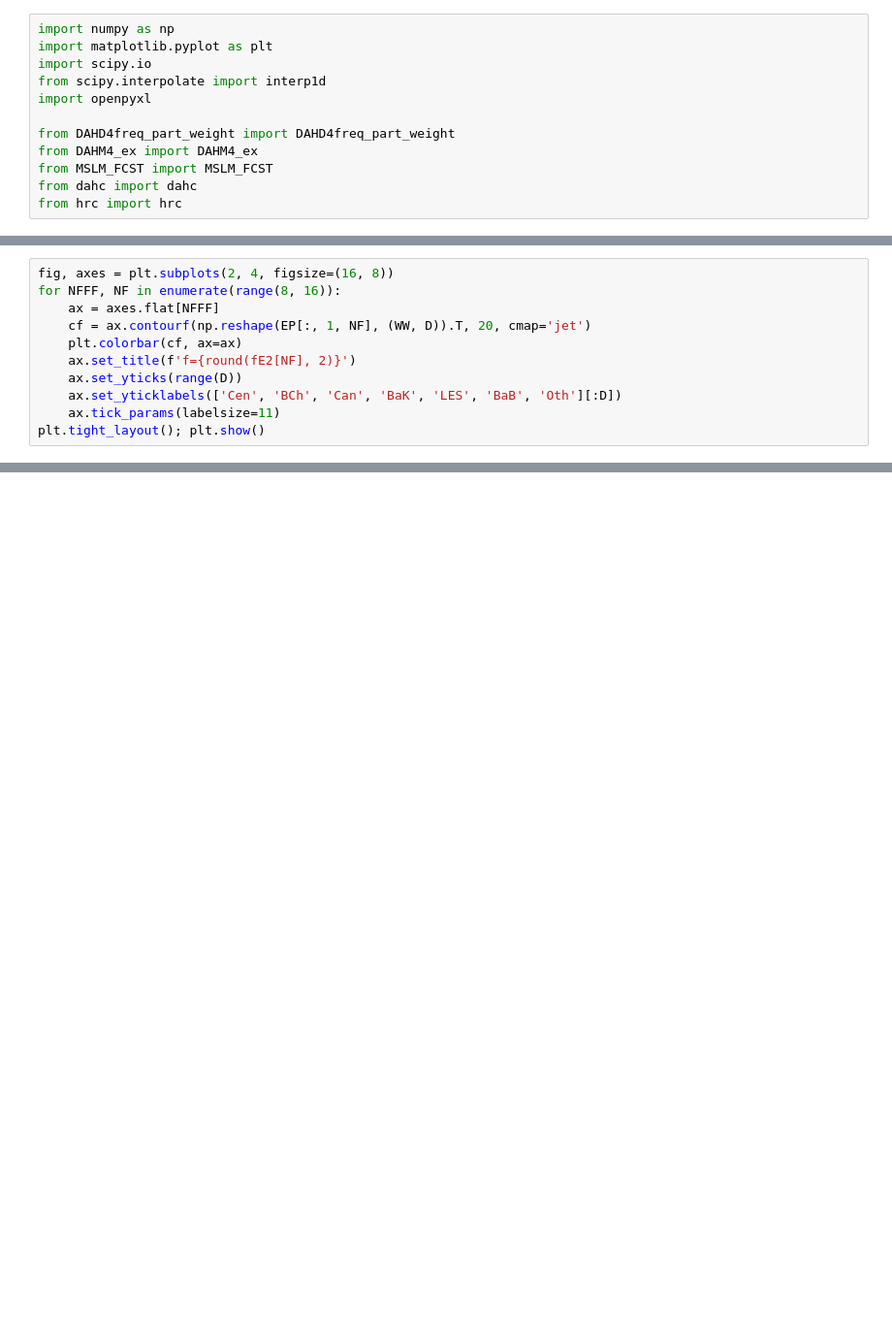
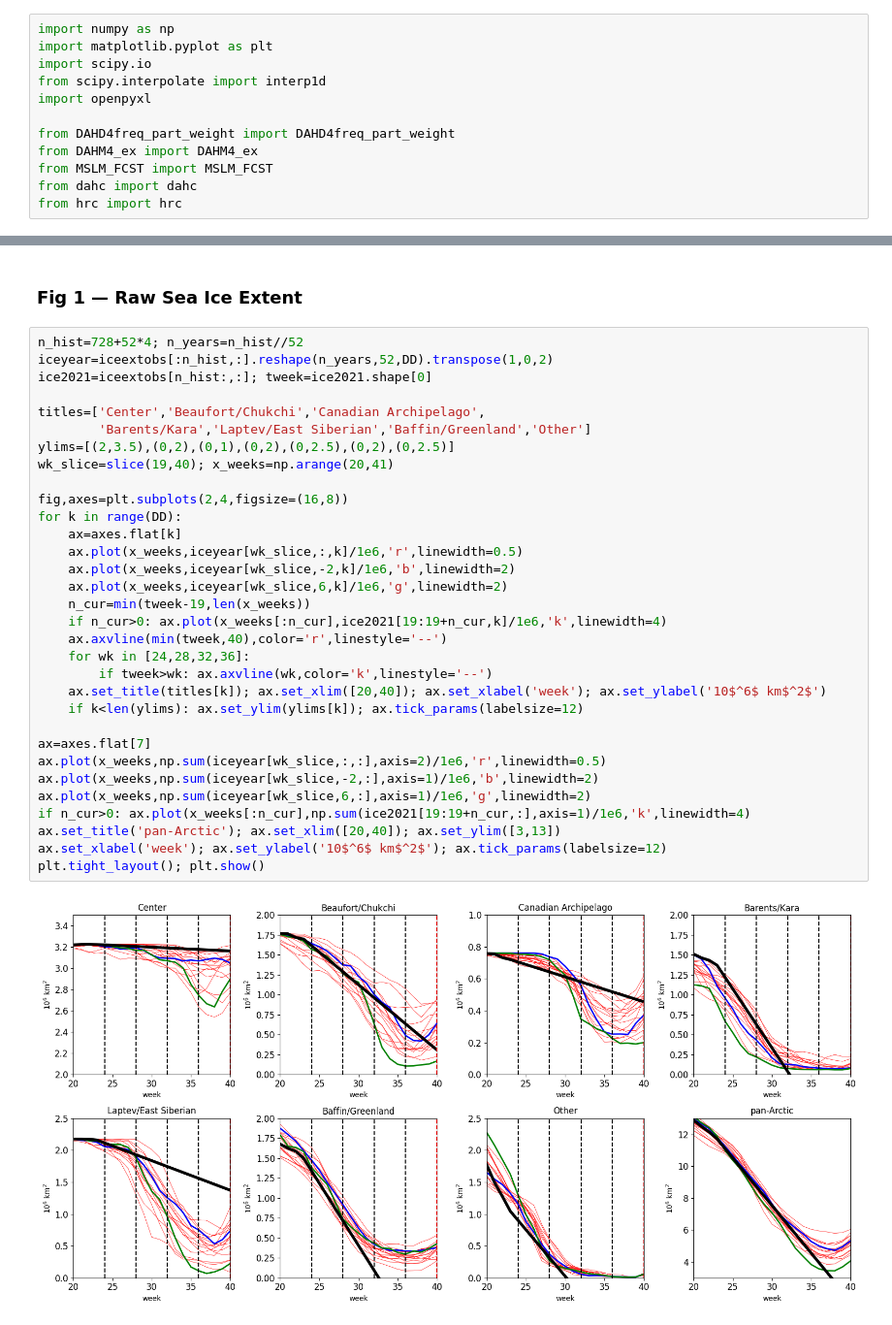
Before and after one commit to euvrain/DAHD4, a Jupyter notebook: runMSLM_ice.ipynb, the cells around one changed output, grey strips where cells are left out. Shown at 97% size. Drawn from its saved outputs; the diff is of its cells as text; blank space fills up the shorter version.

```diff
--- a/runMSLM_ice.ipynb
+++ b/runMSLM_ice.ipynb
@@ -238,11 +30,0 @@ Space-time structure of 8 leading DAHM pairs at mid-range frequencies.
-# %%
-fig, axes = plt.subplots(2, 4, figsize=(16, 8))
-for NFFF, NF in enumerate(range(8, 16)):
-    ax = axes.flat[NFFF]
-    cf = ax.contourf(np.reshape(EP[:, 1, NF], (WW, D)).T, 20, cmap='jet')
-    plt.colorbar(cf, ax=ax)
-    ax.set_title(f'f={round(fE2[NF], 2)}')
-    ax.set_yticks(range(D))
-    ax.set_yticklabels(['Cen', 'BCh', 'Can', 'BaK', 'LES', 'BaB', 'Oth'][:D])
-    ax.tick_params(labelsize=11)
-plt.tight_layout(); plt.show()
@@ -493,0 +103,36 @@ SeptSIE (Mkm2): 15.1174
+# %% [markdown]
+### Fig 1 — Raw Sea Ice Extent
+# %%
+n_hist=728+52*4; n_years=n_hist//52
+iceyear=iceextobs[:n_hist,:].reshape(n_years,52,DD).transpose(1,0,2)
+ice2021=iceextobs[n_hist:,:]; tweek=ice2021.shape[0]
+
+titles=['Center','Beaufort/Chukchi','Canadian Archipelago',
+        'Barents/Kara','Laptev/East Siberian','Baffin/Greenland','Other']
+ylims=[(2,3.5),(0,2),(0,1),(0,2),(0,2.5),(0,2),(0,2.5)]
+wk_slice=slice(19,40); x_weeks=np.arange(20,41)
+
+fig,axes=plt.subplots(2,4,figsize=(16,8))
+for k in range(DD):
+    ax=axes.flat[k]
+    ax.plot(x_weeks,iceyear[wk_slice,:,k]/1e6,'r',linewidth=0.5)
+    ax.plot(x_weeks,iceyear[wk_slice,-2,k]/1e6,'b',linewidth=2)
+    ax.plot(x_weeks,iceyear[wk_slice,6,k]/1e6,'g',linewidth=2)
+    n_cur=min(tweek-19,len(x_weeks))
+    if n_cur>0: ax.plot(x_weeks[:n_cur],ice2021[19:19+n_cur,k]/1e6,'k',linewidth=4)
+    ax.axvline(min(tweek,40),color='r',linestyle='--')
+    for wk in [24,28,32,36]:
+        if tweek>wk: ax.axvline(wk,color='k',linestyle='--')
+    ax.set_title(titles[k]); ax.set_xlim([20,40]); ax.set_xlabel('week'); ax.set_ylabel('10$^6$ km$^2$')
+    if k<len(ylims): ax.set_ylim(ylims[k]); ax.tick_params(labelsize=12)
+
+ax=axes.flat[7]
+ax.plot(x_weeks,np.sum(iceyear[wk_slice,:,:],axis=2)/1e6,'r',linewidth=0.5)
+ax.plot(x_weeks,np.sum(iceyear[wk_slice,-2,:],axis=1)/1e6,'b',linewidth=2)
+ax.plot(x_weeks,np.sum(iceyear[wk_slice,6,:],axis=1)/1e6,'g',linewidth=2)
+if n_cur>0: ax.plot(x_weeks[:n_cur],np.sum(ice2021[19:19+n_cur,:],axis=1)/1e6,'k',linewidth=4)
+ax.set_title('pan-Arctic'); ax.set_xlim([20,40]); ax.set_ylim([3,13])
+ax.set_xlabel('week'); ax.set_ylabel('10$^6$ km$^2$'); ax.tick_params(labelsize=12)
+plt.tight_layout(); plt.show()
+# %% [output]
+[figure, added]
```
Also changed, not shown: parts of 55 cells of this notebook, 13 other files.
